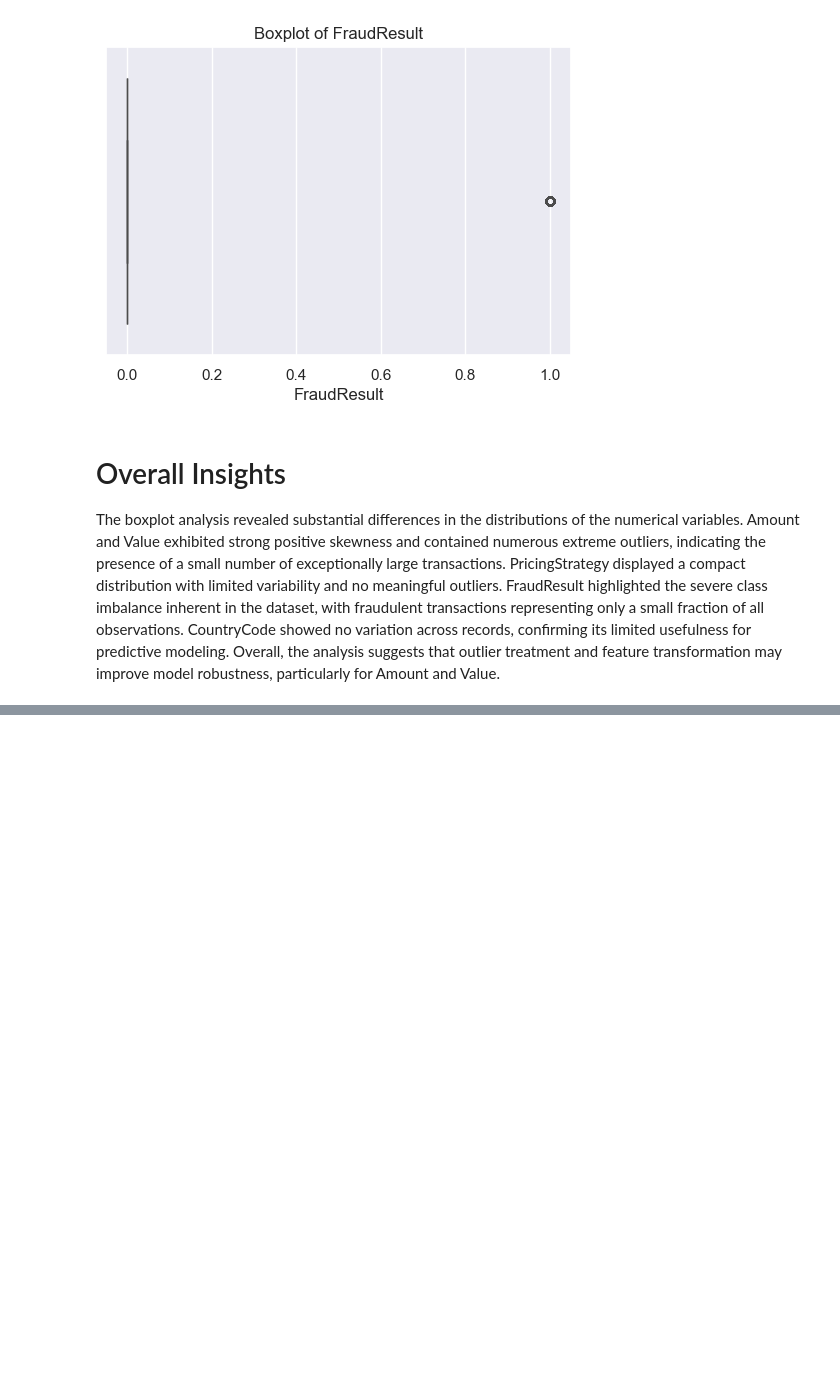
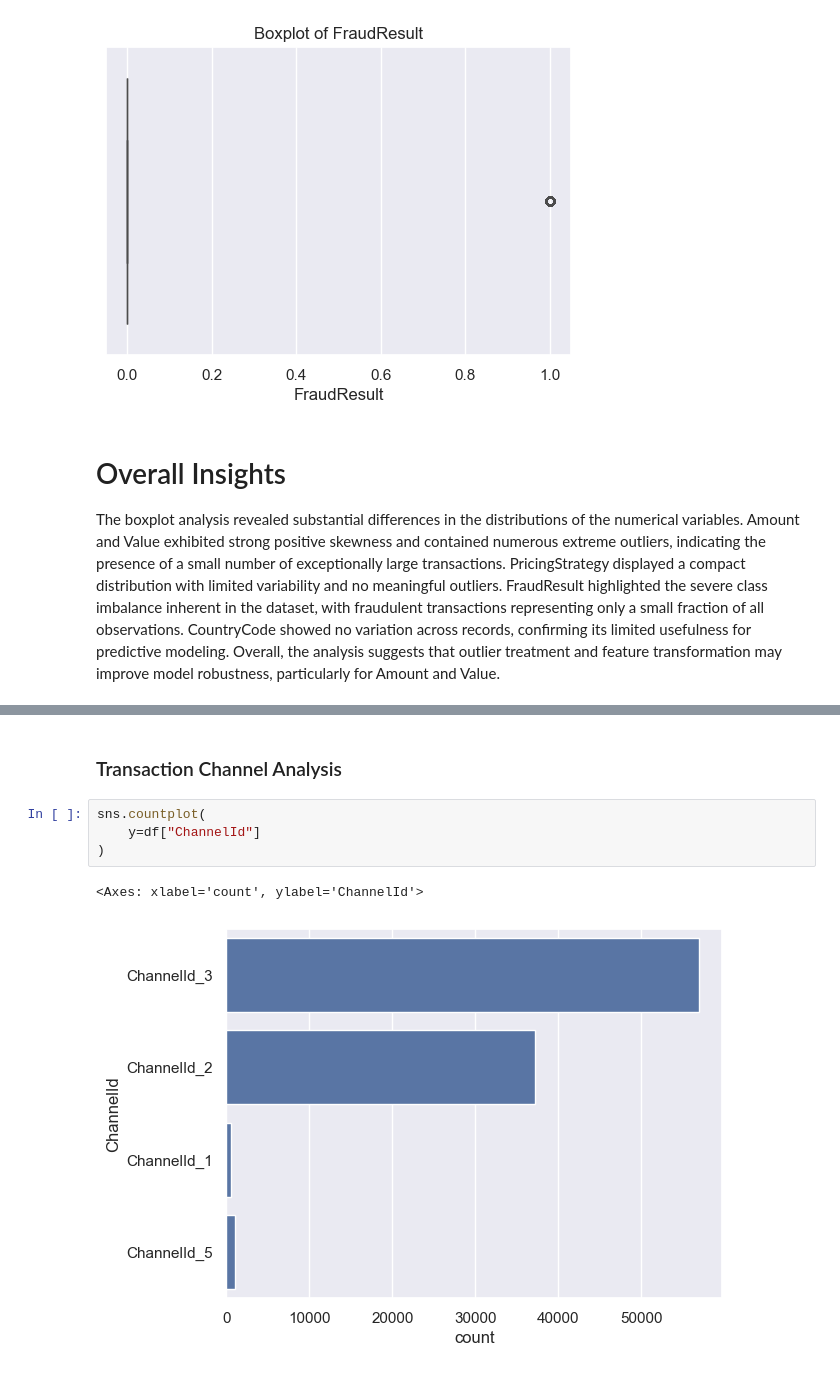
Before and after one commit to yenguandroid/credit-risk-model, a Jupyter notebook: notebooks/eda.ipynb, the cells around one changed output, grey strips where cells are left out. Cells and saved outputs as stored; diff of their text form; blank space fills up the shorter version.

Commit message:
Exploratory Data Analysis summerized

```diff
--- a/notebooks/eda.ipynb
+++ b/notebooks/eda.ipynb
@@ -574,0 +642,9 @@ The boxplot analysis revealed substantial differences in the distributions of th
+# %% [markdown]
+### Transaction Channel Analysis
+# %%
+sns.countplot(
+    y=df["ChannelId"]
+)
+# %% [output]
+<Axes: xlabel='count', ylabel='ChannelId'>
+[figure, added]
```
Also changed, not shown: parts of 12 cells of this notebook.
